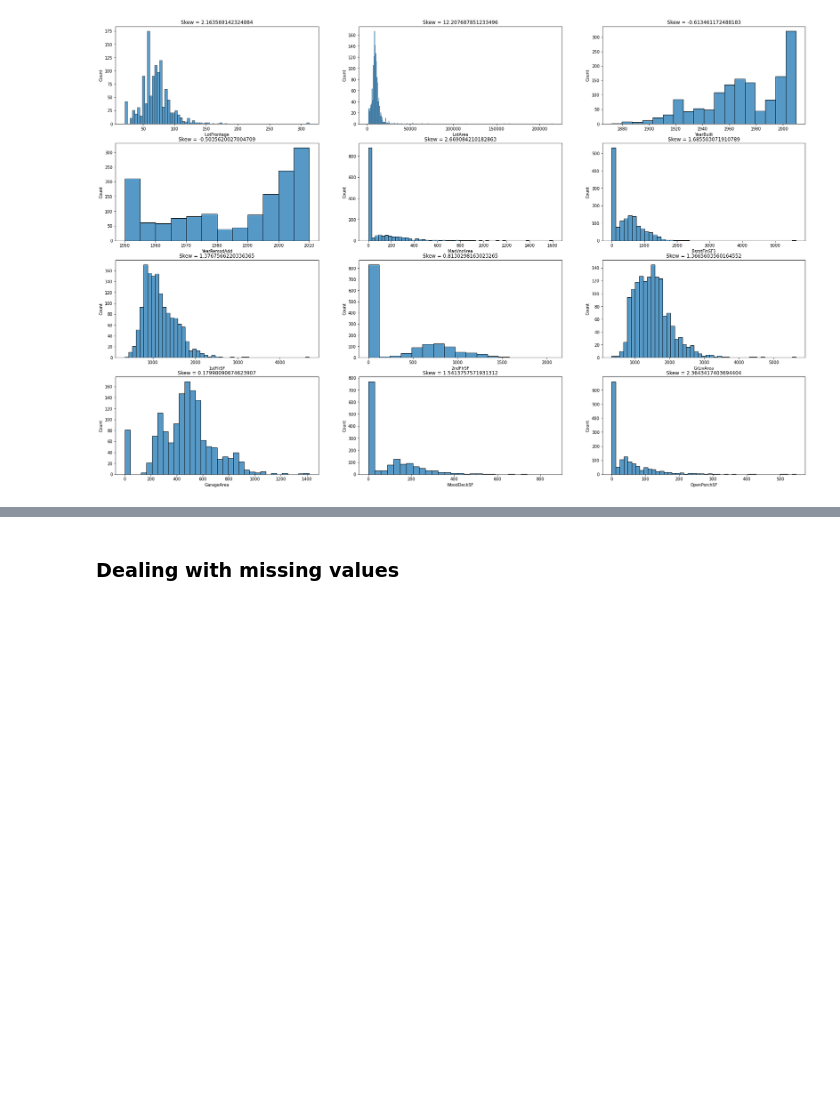
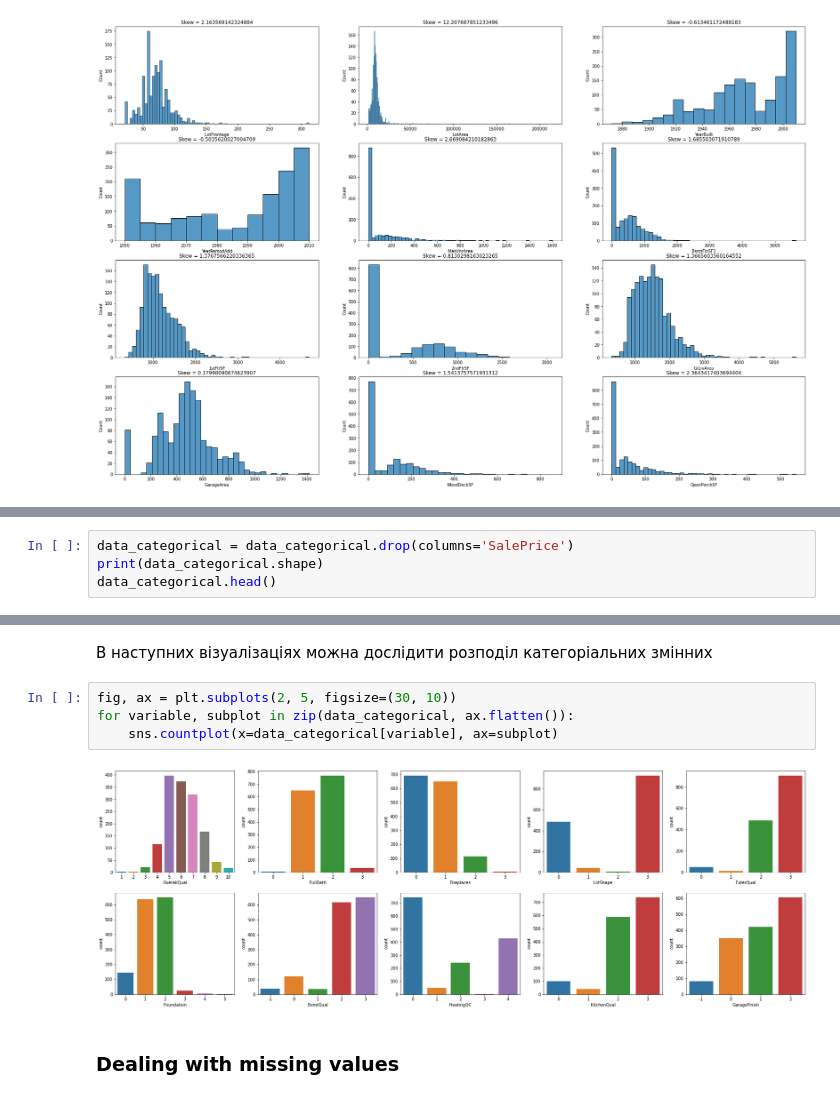
Before and after one commit to povstenko/house_price, a Jupyter notebook: macpaw_povstenko.ipynb, the cells around one changed output, grey strips where cells are left out. Saved outputs shown, nothing was run; the diff lists cells and outputs as text; blank space fills up the shorter version.

```diff
--- a/macpaw_povstenko.ipynb
+++ b/macpaw_povstenko.ipynb
@@ -175,0 +236,4 @@ for variable, subplot in zip(data_numerical, ax.flatten()):
+# %%
+data_categorical = data_categorical.drop(columns='SalePrice')
+print(data_categorical.shape)
+data_categorical.head()
@@ -176,3 +248,11 @@ for variable, subplot in zip(data_numerical, ax.flatten()):
+# %% [markdown]
+В наступних візуалізаціях можна дослідити розподіл категоріальних змінних
+# %%
+fig, ax = plt.subplots(2, 5, figsize=(30, 10))
+for variable, subplot in zip(data_categorical, ax.flatten()):
+    sns.countplot(x=data_categorical[variable], ax=subplot)
+# %% [output]
+[figure, added]
 # %% [markdown]
 ### Dealing with missing values
 # %% [markdown]
```
Also changed, not shown: parts of 31 cells of this notebook.
